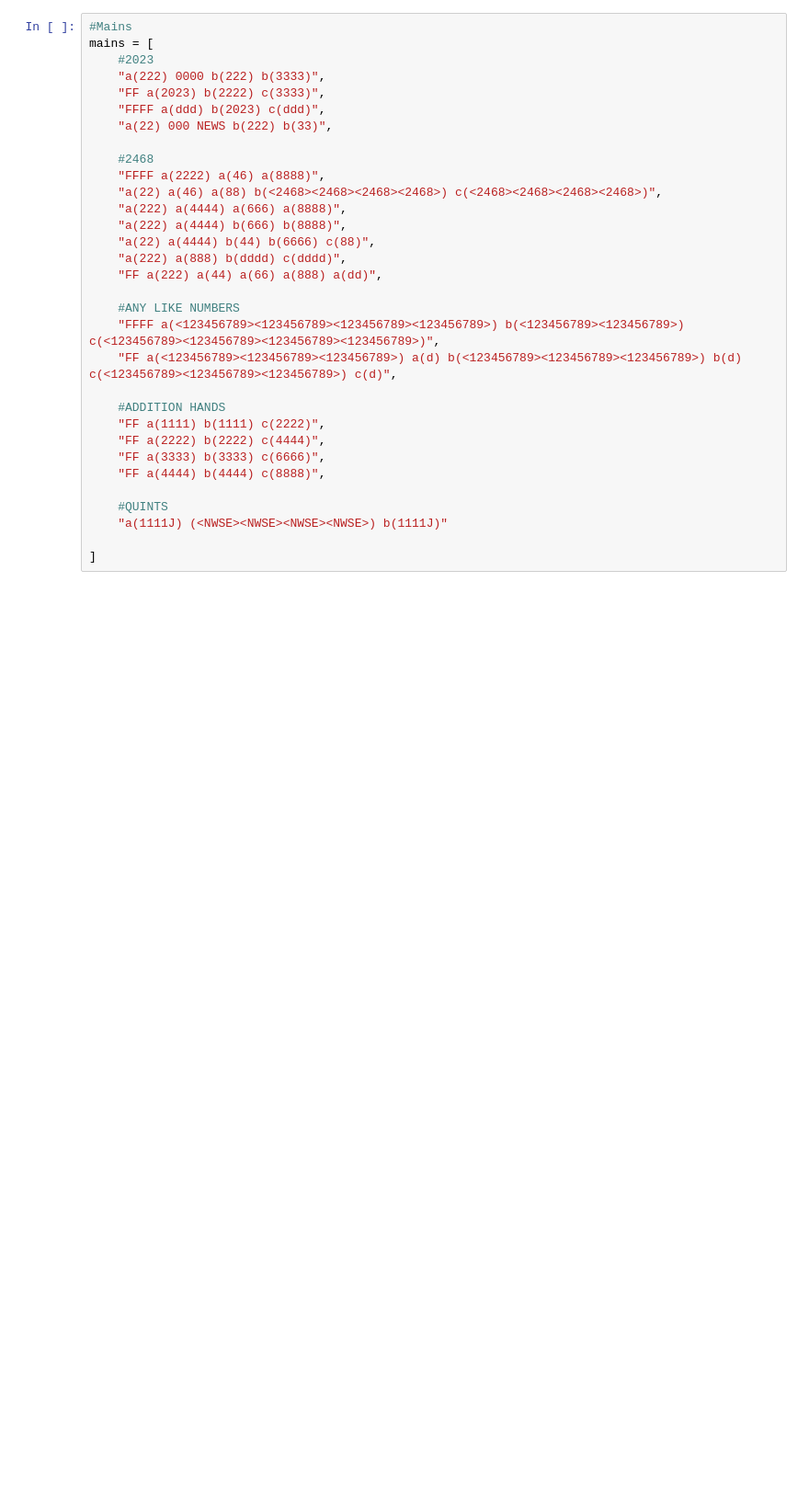
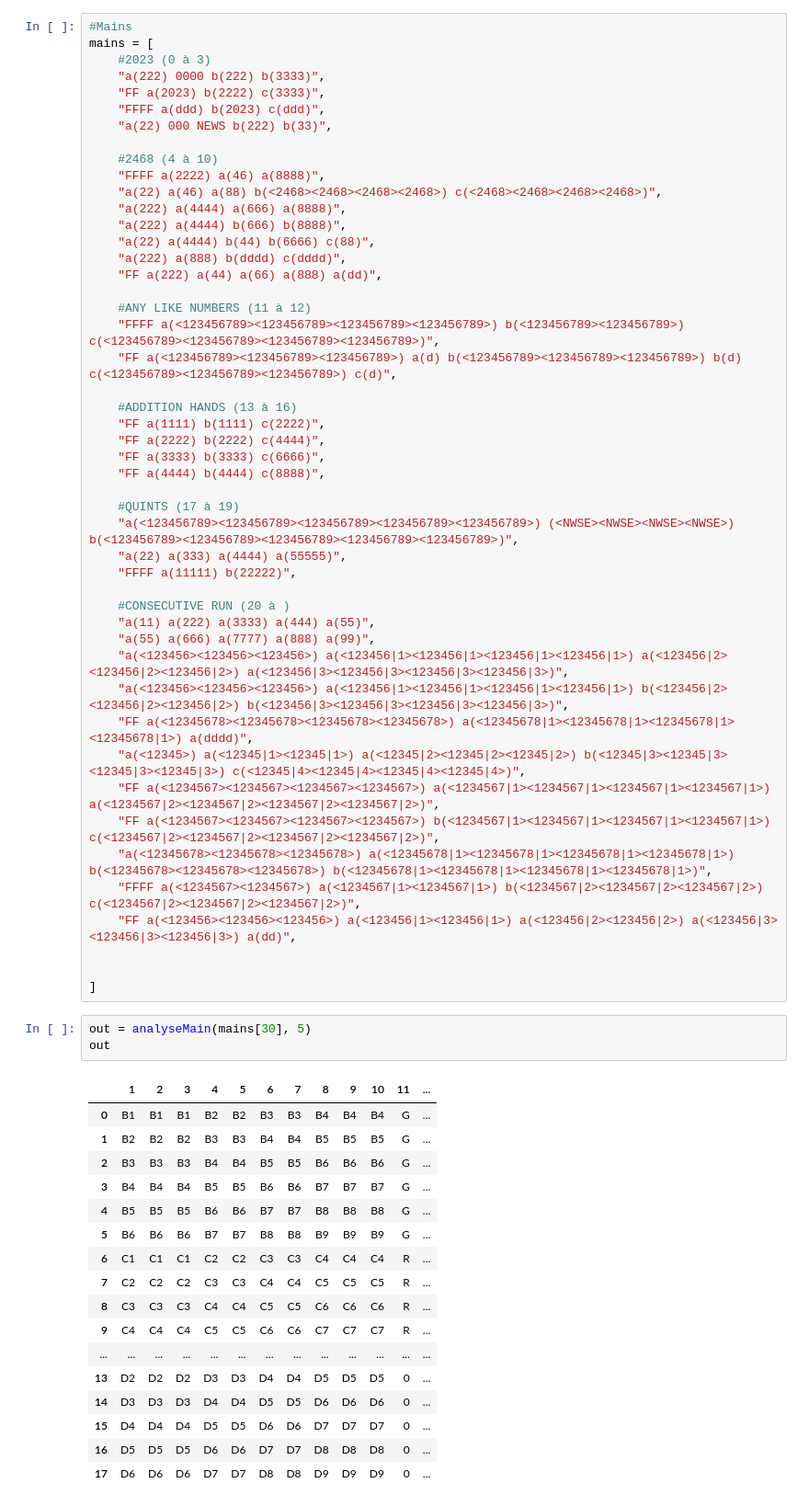
Before and after one commit to gerard-loic/sparrow, a Jupyter notebook: notebooks/generation-mains.ipynb, the cells around one changed output. Shown at 92% size. Drawn from its saved outputs; the diff is of its cells as text; blank space fills up the shorter version.

```diff
--- a/notebooks/generation-mains.ipynb
+++ b/notebooks/generation-mains.ipynb
@@ -22,13 +22,13 @@
 # %%
 #Mains
 mains = [
-    #2023
+    #2023 (0 à 3)
     "a(222) 0000 b(222) b(3333)",
     "FF a(2023) b(2222) c(3333)",
     "FFFF a(ddd) b(2023) c(ddd)",
     "a(22) 000 NEWS b(222) b(33)",
 
-    #2468
+    #2468 (4 à 10)
     "FFFF a(2222) a(46) a(8888)",
     "a(22) a(46) a(88) b(<2468><2468><2468><2468>) c(<2468><2468><2468><2468>)",
     "a(222) a(4444) a(666) a(8888)",
@@ -37,20 +37,57 @@ mains = [
     "a(222) a(888) b(dddd) c(dddd)",
     "FF a(222) a(44) a(66) a(888) a(dd)",
 
-    #ANY LIKE NUMBERS
+    #ANY LIKE NUMBERS (11 à 12)
     "FFFF a(<123456789><123456789><123456789><123456789>) b(<123456789><123456789>) c(<123456789><123456789><123456789><123456789>)",
     "FF a(<123456789><123456789><123456789>) a(d) b(<123456789><123456789><123456789>) b(d) c(<123456789><123456789><123456789>) c(d)",
 
-    #ADDITION HANDS
+    #ADDITION HANDS (13 à 16)
     "FF a(1111) b(1111) c(2222)",
     "FF a(2222) b(2222) c(4444)",
     "FF a(3333) b(3333) c(6666)",
     "FF a(4444) b(4444) c(8888)",
 
-    #QUINTS
-    "a(1111J) (<NWSE><NWSE><NWSE><NWSE>) b(1111J)"
+    #QUINTS (17 à 19)
+    "a(<123456789><123456789><123456789><123456789><123456789>) (<NWSE><NWSE><NWSE><NWSE>) b(<123456789><123456789><123456789><123456789><123456789>)",
+    "a(22) a(333) a(4444) a(55555)",
+    "FFFF a(11111) b(22222)",
+
+    #CONSECUTIVE RUN (20 à )
+    "a(11) a(222) a(3333) a(444) a(55)",
+    "a(55) a(666) a(7777) a(888) a(99)",
+    "a(<123456><123456><123456>) a(<123456|1><123456|1><123456|1><123456|1>) a(<123456|2><123456|2><123456|2>) a(<123456|3><123456|3><123456|3><123456|3>)",
+    "a(<123456><123456><123456>) a(<123456|1><123456|1><123456|1><123456|1>) b(<123456|2><123456|2><123456|2>) b(<123456|3><123456|3><123456|3><123456|3>)",
+    "FF a(<12345678><12345678><12345678><12345678>) a(<12345678|1><12345678|1><12345678|1><12345678|1>) a(dddd)",
+    "a(<12345>) a(<12345|1><12345|1>) a(<12345|2><12345|2><12345|2>) b(<12345|3><12345|3><12345|3><12345|3>) c(<12345|4><12345|4><12345|4><12345|4>)",
+    "FF a(<1234567><1234567><1234567><1234567>) a(<1234567|1><1234567|1><1234567|1><1234567|1>) a(<1234567|2><1234567|2><1234567|2><1234567|2>)",
+    "FF a(<1234567><1234567><1234567><1234567>) b(<1234567|1><1234567|1><1234567|1><1234567|1>) c(<1234567|2><1234567|2><1234567|2><1234567|2>)",
+    "a(<12345678><12345678><12345678>) a(<12345678|1><12345678|1><12345678|1><12345678|1>) b(<12345678><12345678><12345678>) b(<12345678|1><12345678|1><12345678|1><12345678|1>)",
+    "FFFF a(<1234567><1234567>) a(<1234567|1><1234567|1>) b(<1234567|2><1234567|2><1234567|2>) c(<1234567|2><1234567|2><1234567|2>)",
+    "FF a(<123456><123456><123456>) a(<123456|1><123456|1>) a(<123456|2><123456|2>) a(<123456|3><123456|3><123456|3>) a(dd)",
+
 
 ]
+# %%
+out = analyseMain(mains[30], 5)
+out
+# %% [output]
+|  | 1 | 2 | 3 | 4 | 5 | 6 | 7 | 8 | 9 | 10 | 11 | ... |
+| 0 | B1 | B1 | B1 | B2 | B2 | B3 | B3 | B4 | B4 | B4 | G | ... |
+| 1 | B2 | B2 | B2 | B3 | B3 | B4 | B4 | B5 | B5 | B5 | G | ... |
+| 2 | B3 | B3 | B3 | B4 | B4 | B5 | B5 | B6 | B6 | B6 | G | ... |
+| 3 | B4 | B4 | B4 | B5 | B5 | B6 | B6 | B7 | B7 | B7 | G | ... |
+| 4 | B5 | B5 | B5 | B6 | B6 | B7 | B7 | B8 | B8 | B8 | G | ... |
+| 5 | B6 | B6 | B6 | B7 | B7 | B8 | B8 | B9 | B9 | B9 | G | ... |
+| 6 | C1 | C1 | C1 | C2 | C2 | C3 | C3 | C4 | C4 | C4 | R | ... |
+| 7 | C2 | C2 | C2 | C3 | C3 | C4 | C4 | C5 | C5 | C5 | R | ... |
+| 8 | C3 | C3 | C3 | C4 | C4 | C5 | C5 | C6 | C6 | C6 | R | ... |
+| 9 | C4 | C4 | C4 | C5 | C5 | C6 | C6 | C7 | C7 | C7 | R | ... |
+| ... | ... | ... | ... | ... | ... | ... | ... | ... | ... | ... | ... | ... |
+| 13 | D2 | D2 | D2 | D3 | D3 | D4 | D4 | D5 | D5 | D5 | 0 | ... |
+| 14 | D3 | D3 | D3 | D4 | D4 | D5 | D5 | D6 | D6 | D6 | 0 | ... |
+| 15 | D4 | D4 | D4 | D5 | D5 | D6 | D6 | D7 | D7 | D7 | 0 | ... |
+| 16 | D5 | D5 | D5 | D6 | D6 | D7 | D7 | D8 | D8 | D8 | 0 | ... |
+| 17 | D6 | D6 | D6 | D7 | D7 | D8 | D8 | D9 | D9 | D9 | 0 | ... |
 # %%
 
 import re
```
Also changed, not shown: parts of 2 cells of this notebook, 1 other file.
